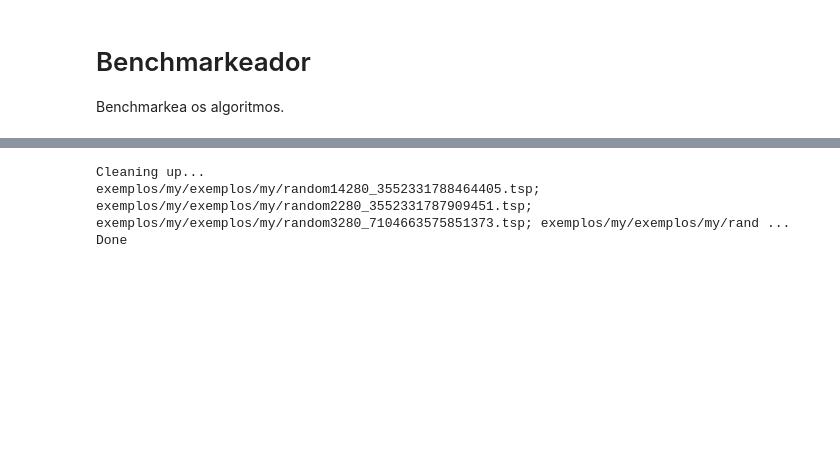
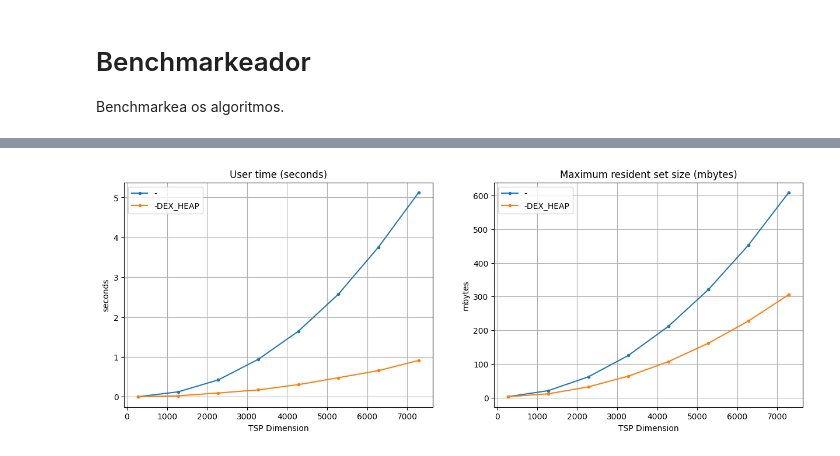
Before and after one commit to srjheam/ufes-mst, a Jupyter notebook: giovanni2.ipynb, the cells around one changed output, grey strips where cells are left out. Cells and saved outputs as stored; diff of their text form; code cells hidden in the pictures; blank space fills up the shorter version.

Commit message:
finish benchmark

```diff
--- a/giovanni2.ipynb
+++ b/giovanni2.ipynb
@@ -8,9 +10,9 @@ import subprocess
 import tsp_random
 # %%
 dir = 'exemplos/my'
-clean_end = True
+clean_dir = True
 
-qty_tsps = 16
+qty_tsps = 8
 
 # qual o melhor jeito de avaliar um algoritmo?
 # com passos lineares que nem numa PA?
@@ -19,6 +21,8 @@ qty_tsps = 16
 start_tsp = 280
 steep_tsp = 1000
 
+epochs = 5
+
 print('Testing between')
 print(f'[{start_tsp}, {start_tsp + steep_tsp * qty_tsps}]')
 # %% [output]
@@ -81,17 +74,44 @@ print('Done')
-# %%
-if clean_end:
-    print('Cleaning up...')
-    for f in os.listdir(dir):
-        if not f.endswith(".tsp"):
-            continue
-        file = os.path.join(dir, f)
-        print(f'{dir}/{file}', end='; ')
-        os.remove(file)
-    print()
-    print('Done')
-else:
-    print('Not cleaning up')
-# %% [output]
-Cleaning up...
-exemplos/my/exemplos/my/random14280_3552331788464405.tsp; exemplos/my/exemplos/my/random2280_3552331787909451.tsp; exemplos/my/exemplos/my/random3280_7104663575851373.tsp; exemplos/my/exemplos/my/rand ...
-Done
+# %%
+fig, (ax1, ax2) = plt.subplots(1, 2, figsize=(15, 5))
+
+ax1.set_title('User time (seconds)')
+ax1.set_xlabel('TSP Dimension')
+ax1.set_ylabel('seconds')
+ax1.grid()
+
+ax2.set_title('Maximum resident set size (mbytes)')
+ax2.set_xlabel('TSP Dimension')
+ax2.set_ylabel('mbytes')
+ax2.grid()
+
+for case in ['', '-DEX_HEAP']:
+    os.environ['CFLAGS'] = case
+    os.system('make clean >/dev/null')
+    os.system('make >/dev/null')
+
+    x = range(start_tsp, start_tsp + steep_tsp * qty_tsps, steep_tsp)
+    y_avg_time = []
+    y_avg_max_ram = []
+
+    for dim in x:
+        tsp = tsp_random.random_tsp(dim, dir)
+
+        file_path = os.path.join(dir, f'{tsp["NAME"]}.tsp')
+        hist = benchmark(file_path, epochs)
+
+        avg_elapsed_time = sum([x[0] for x in hist]) / epochs
+        avg_max_ram = sum([x[1] for x in hist]) / 1024 / epochs
+
+        y_avg_time.append(avg_elapsed_time)
+        y_avg_max_ram.append(avg_max_ram)
+
+    ax1.plot(x, y_avg_time, label=case if case != '' else '-', marker='.')
+
+    ax2.plot(x, y_avg_max_ram, label=case if case != '' else '-', marker='.')
+
+ax1.legend()
+ax2.legend()
+
+plt.show()
+# %% [output]
+[figure, added]
```
Also changed, not shown: parts of 8 cells of this notebook, 1 other file.
